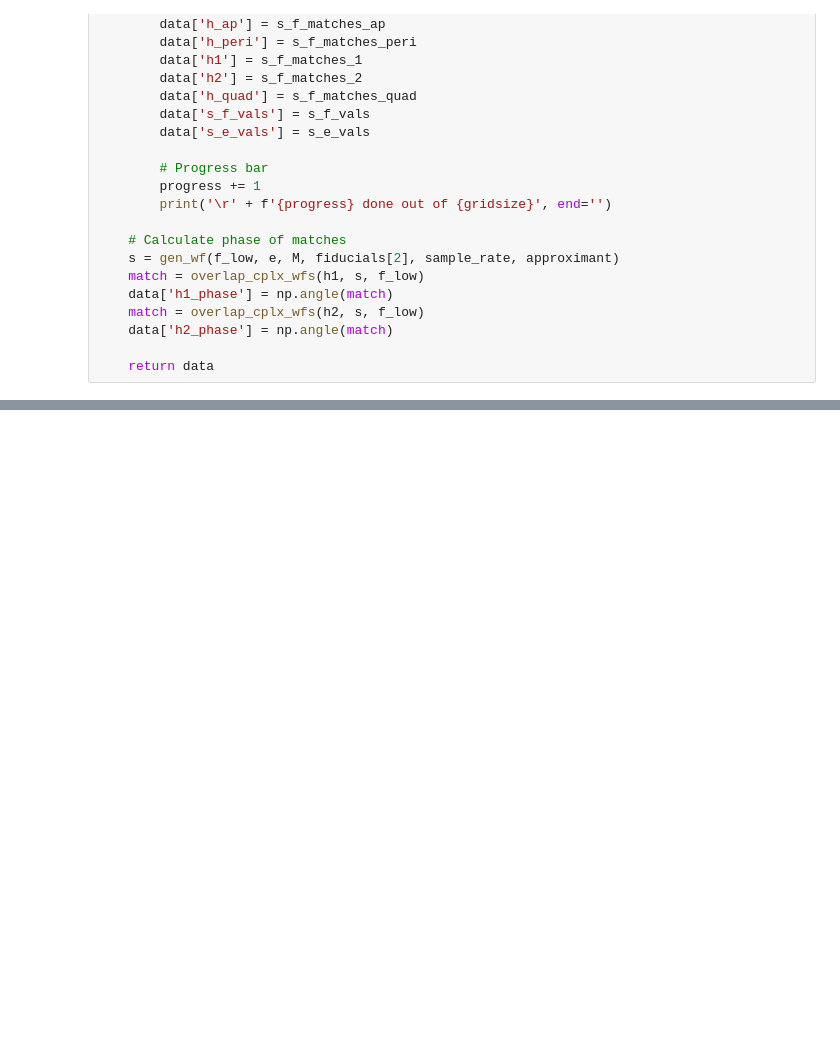
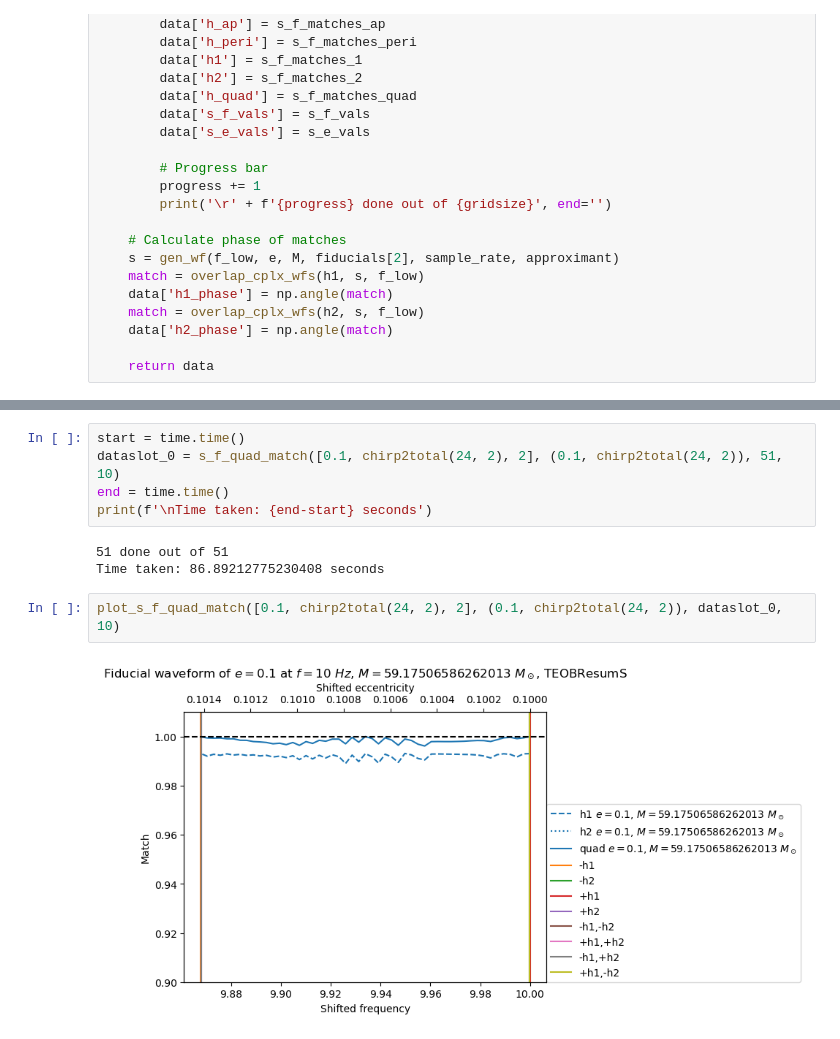
Before and after one commit to BenGPatterson/EccentricBinaries, a Jupyter notebook: notebooks/phase_shifted_frequency.ipynb, the cells around one changed output, grey strips where cells are left out. Drawn from its saved outputs; the diff is of its cells as text; blank space fills up the shorter version.

```diff
--- a/notebooks/phase_shifted_frequency.ipynb
+++ b/notebooks/phase_shifted_frequency.ipynb
@@ -129,6 +130,18 @@ def plot_s_f_quad_match(fiducials, e_M, data, f_low, approximant='TEOBResumS', y
     ax1.set_ylabel('Match')
     ax1.set_title(f'Fiducial waveform of $e={fiducials[0]}$ at $f={f_low}~Hz$, $M={fiducials[1]}~M_\odot$, {approximant}')
     ax1.set_ylim(ylims)
+# %%
+start = time.time()
+dataslot_0 = s_f_quad_match([0.1, chirp2total(24, 2), 2], (0.1, chirp2total(24, 2)), 51, 10)
+end = time.time()
+print(f'\nTime taken: {end-start} seconds')
+# %% [output]
+51 done out of 51
+Time taken: 86.89212775230408 seconds
+# %%
+plot_s_f_quad_match([0.1, chirp2total(24, 2), 2], (0.1, chirp2total(24, 2)), dataslot_0, 10)
+# %% [output]
+[figure, added]
 # %%
 start = time.time()
 dataslot_1 = s_f_quad_match([0.1, chirp2total(24, 2), 2], (0.12, chirp2total(23.75, 2)), 51, 10)
```
Also changed, not shown: parts of 19 cells of this notebook.
